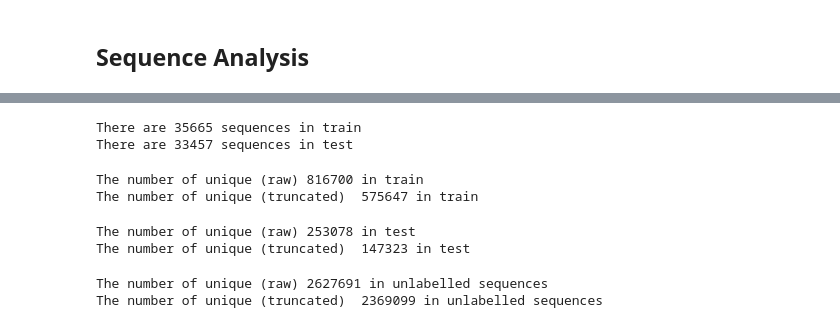
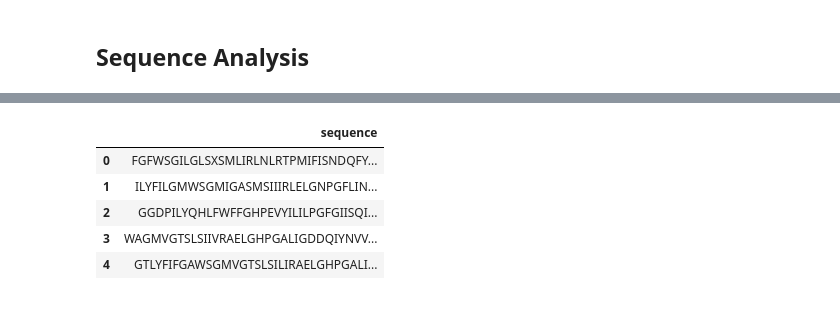
Before and after one commit to leomuckley/enzyme-classification, a Jupyter notebook: Enzyme-EDA.ipynb, the cells around one changed output, grey strips where cells are left out. Cells and saved outputs as stored; diff of their text form; code cells hidden in the pictures.

Commit message:
Extended EDA to inlcude unlabelled sequences

```diff
--- a/Enzyme-EDA.ipynb
+++ b/Enzyme-EDA.ipynb
@@ -233,28 +165,11 @@ Name: sequence, Length: 2862357, dtype: object
-# %%
-print(f"There are {unlabelled_sequences[unlabelled_sequences.isin(train['SEQUENCE'])].shape[0]} sequences in train")
-
-print(f"There are {unlabelled_sequences[unlabelled_sequences.isin(test['SEQUENCE'])].shape[0]} sequences in test")
-# %% [output]
-There are 35665 sequences in train
-There are 33457 sequences in test
-# %%
-print(f"The number of unique (raw) {train['SEQUENCE'].nunique()} in train")
-
-print(f"The number of unique (truncated)  {train['SEQUENCE'].apply(lambda x: str(x)[:100]).nunique()} in train")
-# %% [output]
-The number of unique (raw) 816700 in train
-The number of unique (truncated)  575647 in train
-# %%
-print(f"The number of unique (raw) {test['SEQUENCE'].nunique()} in test")
-
-print(f"The number of unique (truncated)  {test['SEQUENCE'].apply(lambda x: str(x)[:100]).nunique()} in test")
-# %% [output]
-The number of unique (raw) 253078 in test
-The number of unique (truncated)  147323 in test
-# %%
-print(f"The number of unique (raw) {unlabelled_sequences.nunique()} in unlabelled sequences")
-
-print(f"The number of unique (truncated)  {unlabelled_sequences.apply(lambda x: str(x)[:100]).nunique()} in unlabelled sequences")
-# %% [output]
-The number of unique (raw) 2627691 in unlabelled sequences
-The number of unique (truncated)  2369099 in unlabelled sequences
+# %%
+sequence0 = pd.read_csv('unlabelled_data/unlabelled_sequences/0.csv')
+
+sequence0.head()
+# %% [output]
+|  | sequence |
+| 0 | FGFWSGILGLSXSMLIRLNLRTPMIFISNDQFY... |
+| 1 | ILYFILGMWSGMIGASMSIIIRLELGNPGFLIN... |
+| 2 | GGDPILYQHLFWFFGHPEVYILILPGFGIISQI... |
+| 3 | WAGMVGTSLSIIVRAELGHPGALIGDDQIYNVV... |
+| 4 | GTLYFIFGAWSGMVGTSLSILIRAELGHPGALI... |
```
Also changed, not shown: parts of 7 cells of this notebook.
